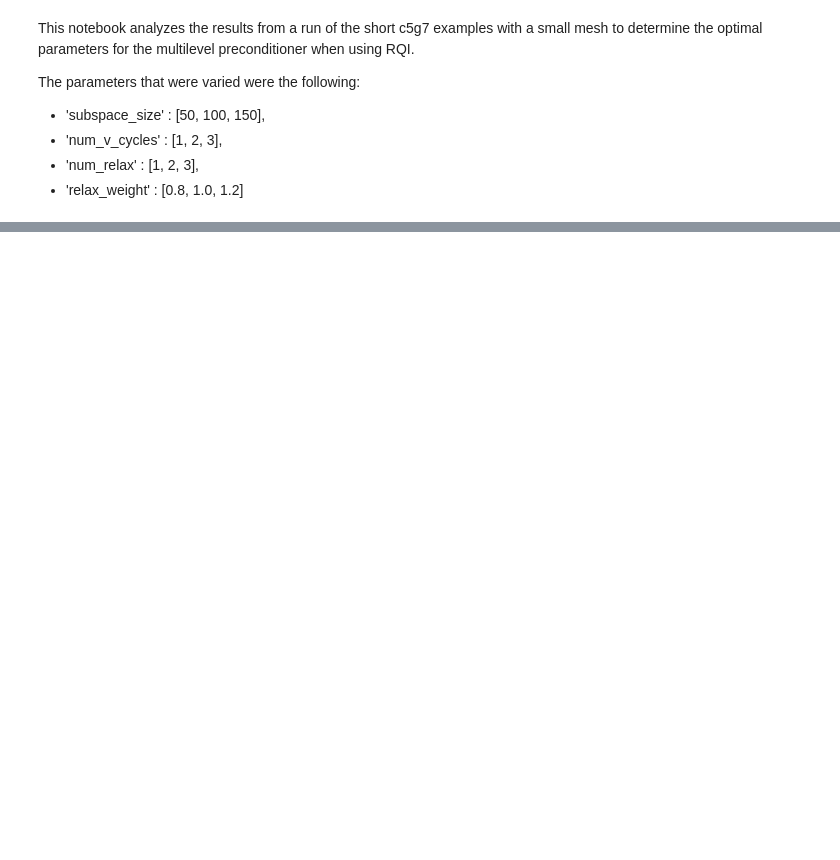
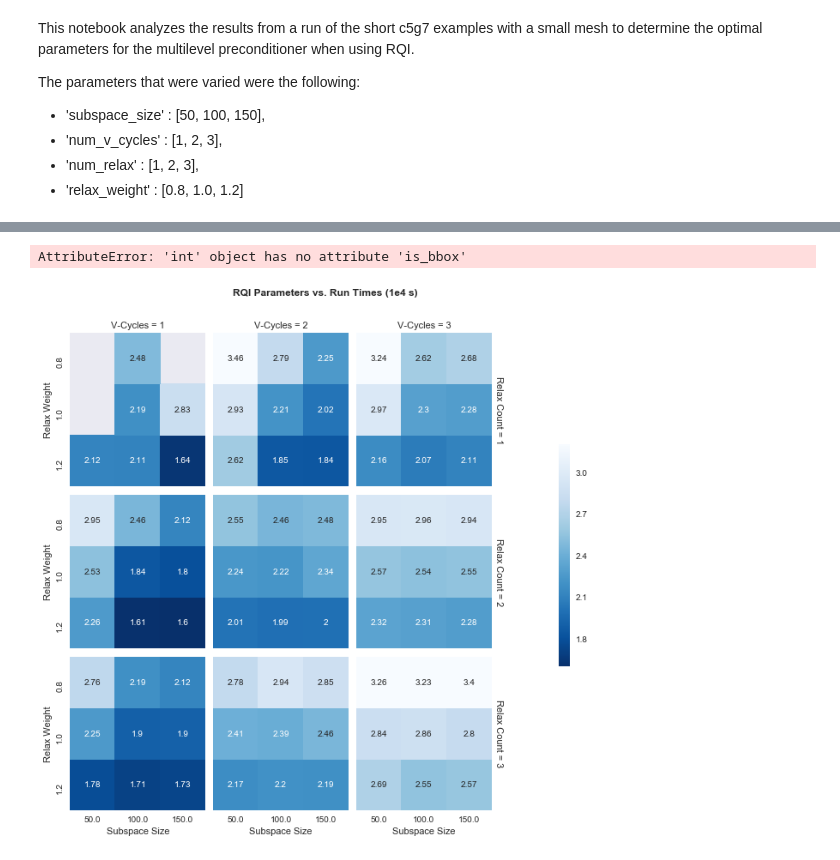
Before and after one commit to nuceraccoon/RQI_MGE, a Jupyter notebook: Results/ml-parameters/analysis/parameter-study-visualization.ipynb, the cells around one changed output, grey strips where cells are left out. Cells and saved outputs as stored; diff of their text form; code cells hidden in the pictures; blank space fills up the shorter version.

Commit message:
Added .png of parameter study table.

```diff
--- a/Results/ml-parameters/analysis/parameter-study-visualization.ipynb
+++ b/Results/ml-parameters/analysis/parameter-study-visualization.ipynb
@@ -66,28 +70,33 @@ times = times/1e4
 # %%
 ss = np.tile([50, 100, 150], 27)
 rw = np.tile(np.repeat([0.8, 1.0, 1.2], 3), 9)
 vc = np.tile(np.repeat([1, 2, 3], 9), 3)
 rc = np.repeat([1, 2, 3], 27)
 parameters = np.c_[ss, rw, vc, rc, times]
 data = pd.DataFrame(parameters,
                   columns=["Subspace Size", "Relax Weight","V-Cycles", "Relax Count", "Times"])
 
 def facet_heatmap(data, color, **kws):
     data = data.pivot(index="Relax Weight", columns="Subspace Size", values="Times")
     sns.heatmap(data, cmap="Blues_r", annot=True,fmt='.3g', **kws)
 
 grid = sns.FacetGrid(data, col="V-Cycles", row="Relax Count", margin_titles=True,
                      col_order = [1, 2, 3], row_order=[1, 2, 3])
 
 cbar_ax = grid.fig.add_axes([.92, .3, .02, .4])
 
 grid = grid.map_dataframe(facet_heatmap,
                     cbar_ax=cbar_ax, vmin=1.6, vmax=3.2)
 grid.set_axis_labels("Subspace Size", "Relax Weight")
 
 plt.subplots_adjust(top=0.9)
 grid.fig.suptitle('RQI Parameters vs. Run Times (1e4 s)', fontweight="bold")
 
 grid = grid.fig.subplots_adjust(right=.8)
 
-sns.plt.show()
+
+plt.savefig('/Users/mrz/Rachel_repos/RQI_MGE/Results/ml-parameters/analysis/parameter_study.png',
+            bbox_inches=ti)
+# %% [output]
+AttributeError: 'int' object has no attribute 'is_bbox'
+[figure, added]
```
Also changed, not shown: parts of 3 cells of this notebook, 1 other file.
